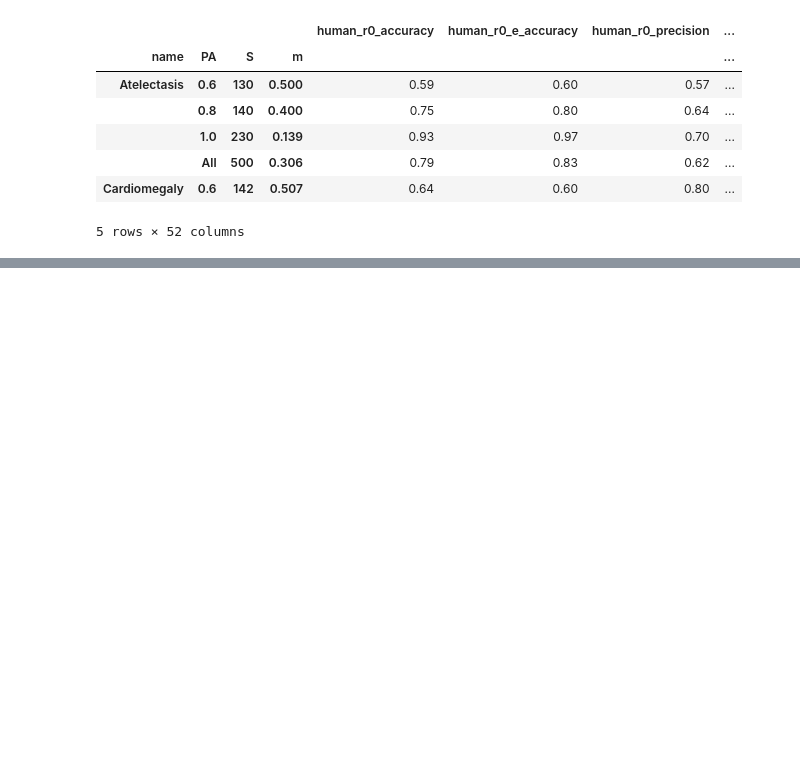
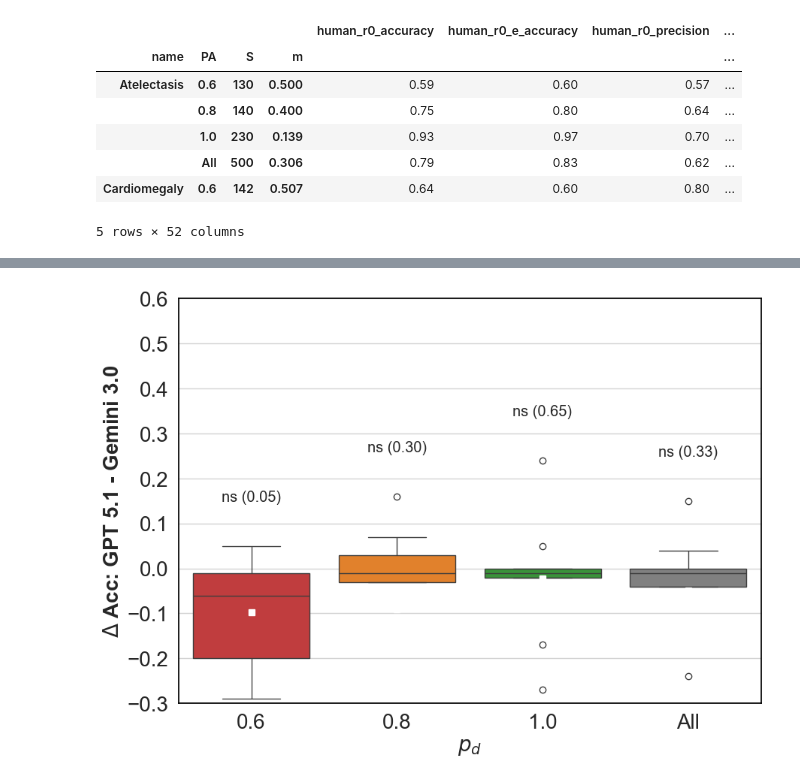
Before and after one commit to elangovana/uncertainty-paper-code, a Jupyter notebook: notebooks/gemni2_vs_3_analysis.ipynb, the cells around one changed output, grey strips where cells are left out. Drawn from its saved outputs; the diff is of its cells as text; code cells hidden in the pictures; blank space fills up the shorter version.

Commit message:
Clean up plots

```diff
--- a/notebooks/gemni2_vs_3_analysis.ipynb
+++ b/notebooks/gemni2_vs_3_analysis.ipynb
@@ -121,3 +122,12 @@ fig = create_combined_paired_delta_box_plot_by_df(df_compare_scores(  pd_gpt_51,
+# %%
+import sys
+sys.path.append("../src/medical_uncertainty")
+from combined_delta_analysis import create_combined_paired_delta_box_plot_by_df
+
+fig = create_combined_paired_delta_box_plot_by_df(df_compare_scores(  pd_gpt_51, pd_gemini_3).reset_index(), "target_accuracy","base_accuracy", "Accuracy pairwise delta", y_label="$\\Delta$ Acc: GPT 5.1 - Gemini 3.0")
+fig.savefig(Path(output_dir) / "strongmodels_acc.png", dpi=400, bbox_inches='tight')
+# %% [output]
+[figure, added]
 # %%
 fig = create_combined_paired_delta_box_plot_by_df(pd.concat([df_compare_scores( pd_gpt_51, pd_gemini_2), df_compare_scores( pd_gemini_3, pd_gemini_2)]).reset_index(), "target_f1-score","base_f1-score", "F1-score pairwise delta", y_label="$\\Delta$ F1: $\\langle$GPT 5.1, Gemini 3$\\rangle$ - Gemini 2.5")
 fig.savefig(Path(output_dir) / "strong_vs_weakmodel_f1.png", dpi=400, bbox_inches='tight')
```
Also changed, not shown: parts of 9 cells of this notebook, 1 other file.
